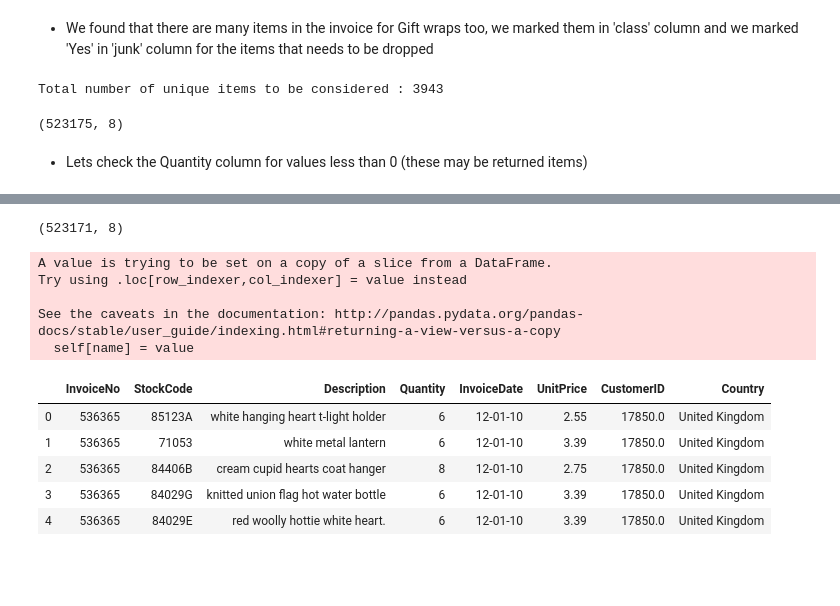
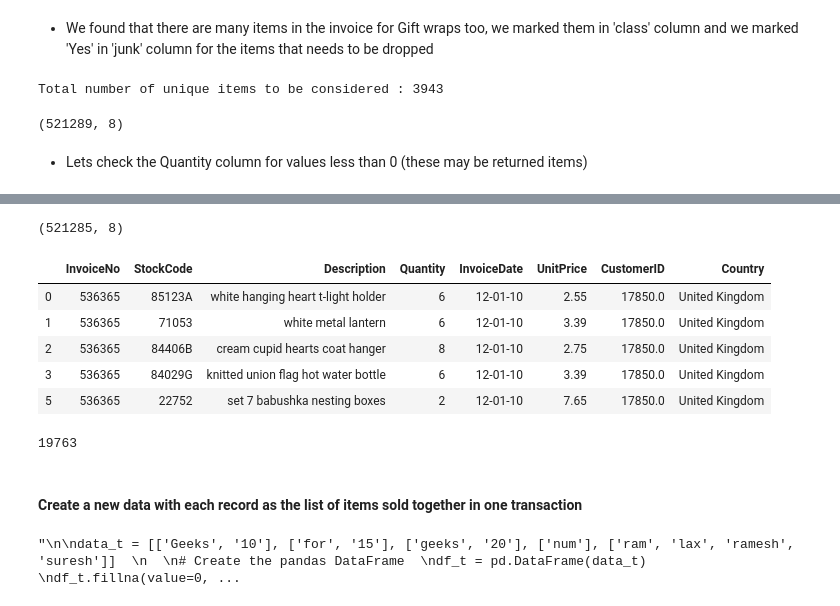
Before and after one commit to ChaitanyaKumar1508/MarketBasketAnalysis, a Jupyter notebook: MarketBasketAnalysis.ipynb, the cells around one changed output, grey strips where cells are left out. Cells and saved outputs as stored; diff of their text form; code cells hidden in the pictures; blank space fills up the shorter version.

```diff
--- a/MarketBasketAnalysis.ipynb
+++ b/MarketBasketAnalysis.ipynb
@@ -92,5 +97,6 @@ memory usage: 36.6+ MB
 # %%
 df_without_can.Description = df_without_can.Description.str.strip()
 df_without_can_and_nan = df_without_can.loc[df_without_can.Description.notnull()]
+df_without_can_and_nan['Description'] = df_without_can_and_nan['Description'].map(lambda x: x.lstrip('.').rstrip('.'))
 df_without_can_and_nan.shape
 # %% [output]
@@ -195,7 +211,7 @@ new_data = df_without_can_and_nan[df_without_can_and_nan.Description.isin(drop_l
 new_data.shape
 # %% [output]
 Total number of unique items to be considered : 3943
-(523175, 8)
+(521289, 8)
 # %% [markdown]
 - Lets check the Quantity column for values less than 0 (these may be returned items)
 # %%
@@ -209,24 +225,40 @@ new_data[new_data.Quantity <= 0]
 # %%
 # Dropping these data from our dataset
 
-data = new_data.loc[~new_data.Quantity <= 0]
-data.shape
+data_clean = new_data.loc[~new_data.Quantity <= 0]
+data_clean.shape
 # %% [output]
-(523171, 8)
+(521285, 8)
 # %%
 # Change the Date format - remove the time stamp
 
-data.InvoiceDate = data["InvoiceDate"].dt.strftime("%m-%d-%y")
-data.head()
+data_clean.InvoiceDate = data_clean["InvoiceDate"].dt.strftime("%m-%d-%y")
+data_clean.head()
 # %% [output]
-A value is trying to be set on a copy of a slice from a DataFrame.
-Try using .loc[row_indexer,col_indexer] = value instead
-
-See the caveats in the documentation: http://pandas.pydata.org/pandas-docs/stable/user_guide/indexing.html#returning-a-view-versus-a-copy
-  self[name] = value
 |  | InvoiceNo | StockCode | Description | Quantity | InvoiceDate | UnitPrice | CustomerID | Country |
 | 0 | 536365 | 85123A | white hanging heart t-light holder | 6 | 12-01-10 | 2.55 | 17850.0 | United Kingdom |
 | 1 | 536365 | 71053 | white metal lantern | 6 | 12-01-10 | 3.39 | 17850.0 | United Kingdom |
 | 2 | 536365 | 84406B | cream cupid hearts coat hanger | 8 | 12-01-10 | 2.75 | 17850.0 | United Kingdom |
 | 3 | 536365 | 84029G | knitted union flag hot water bottle | 6 | 12-01-10 | 3.39 | 17850.0 | United Kingdom |
-| 4 | 536365 | 84029E | red woolly hottie white heart. | 6 | 12-01-10 | 3.39 | 17850.0 | United Kingdom |
+| 5 | 536365 | 22752 | set 7 babushka nesting boxes | 2 | 12-01-10 | 7.65 | 17850.0 | United Kingdom |
+# %%
+data_clean.InvoiceNo.nunique()
+# %% [output]
+19763
+# %% [markdown]
+#### Create a new data with each record as the list of items sold together in one transaction
+# %%
+'''
+
+data_t = [['Geeks', '10'], ['for', '15'], ['geeks', '20'], ['num'], ['ram', 'lax', 'ramesh', 'suresh']]
+
+# Create the pandas DataFrame
+df_t = pd.DataFrame(data_t)
+df_t.fillna(value=0, inplace=True)
+#df_t.fillna(value=pd.np.nan, inplace=True)
+# print dataframe.
+df_t
+
+'''
+# %% [output]
+"\n\ndata_t = [['Geeks', '10'], ['for', '15'], ['geeks', '20'], ['num'], ['ram', 'lax', 'ramesh', 'suresh']]  \n  \n# Create the pandas DataFrame  \ndf_t = pd.DataFrame(data_t)  \ndf_t.fillna(value=0, ...
```
Also changed, not shown: parts of 21 cells of this notebook.
